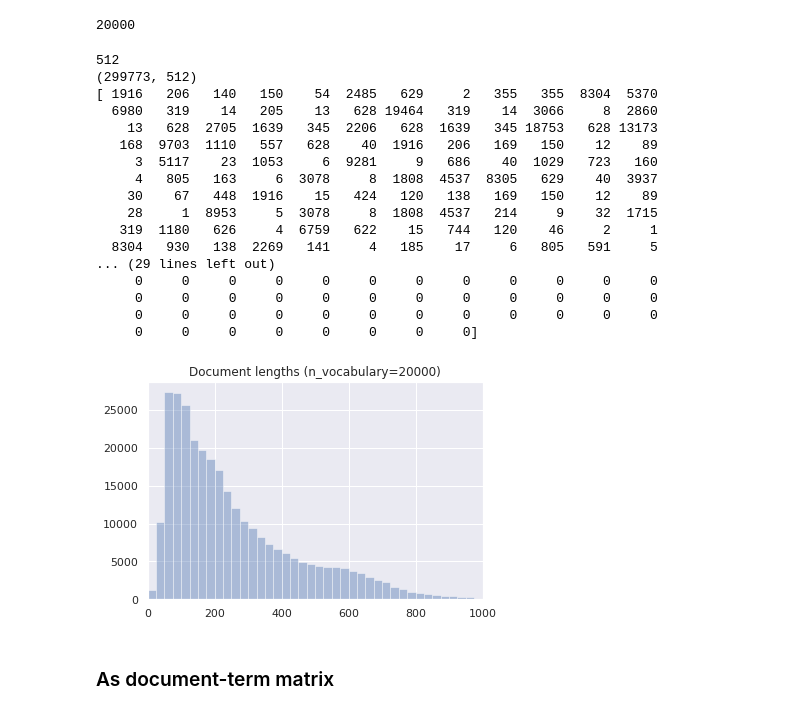
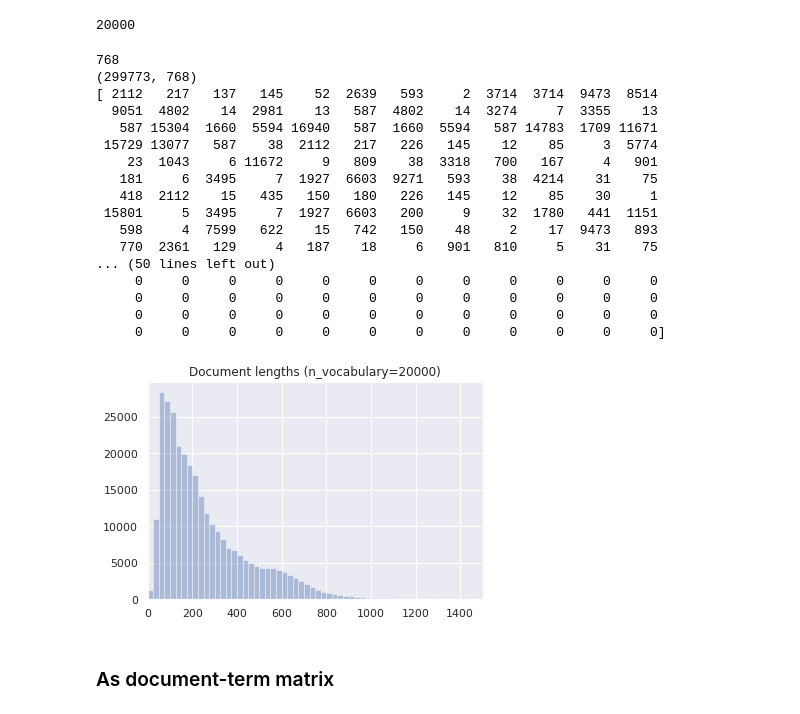
Before and after one commit to DL-2020-Shakespeare/DL-2020-Shakespeare, a Jupyter notebook: text_project.ipynb, the cells around one changed output. Drawn from its saved outputs; the diff is of its cells as text; code cells hidden in the pictures.

```diff
--- a/text_project.ipynb
+++ b/text_project.ipynb
@@ -94,7 +94,7 @@ n_vocabulary = 20000
 # %% [markdown]
 ### As token index sequences
 # %%
-tokenizer = Tokenizer(num_words=n_vocabulary, filters="")
+tokenizer = Tokenizer(num_words=n_vocabulary, filters="", lower=False)
 tokenizer.fit_on_texts(docs)
 word_idx = tokenizer.word_index
 
@@ -105,7 +105,7 @@ print(n_vocabulary)
 # %% [output]
 20000
 # %%
-n_sequence = 512
+n_sequence = 768
 
 sequences = tokenizer.texts_to_sequences(docs)
 sequence_lengths = [len(s) for s in sequences]
@@ -119,30 +119,31 @@ sequences = pad_sequences(sequences,
 print(n_sequence)
 print(sequences.shape)
 print(sequences[2])
-
-sns.distplot(sequence_lengths, bins=np.arange(0, 1000, 25), kde=False)
-plt.title(f"Document lengths (n_vocabulary={n_vocabulary})")
-plt.xlim(0, 1000)
-plt.show()
 # %% [output]
-512
-(299773, 512)
-[ 1916   206   140   150    54  2485   629     2   355   355  8304  5370
-  6980   319    14   205    13   628 19464   319    14  3066     8  2860
-    13   628  2705  1639   345  2206   628  1639   345 18753   628 13173
-   168  9703  1110   557   628    40  1916   206   169   150    12    89
-     3  5117    23  1053     6  9281     9   686    40  1029   723   160
-     4   805   163     6  3078     8  1808  4537  8305   629    40  3937
-    30    67   448  1916    15   424   120   138   169   150    12    89
-    28     1  8953     5  3078     8  1808  4537   214     9    32  1715
-   319  1180   626     4  6759   622    15   744   120    46     2     1
-  8304   930   138  2269   141     4   185    17     6   805   591     5
-... (29 lines left out)
+768
+(299773, 768)
+[ 2112   217   137   145    52  2639   593     2  3714  3714  9473  8514
+  9051  4802    14  2981    13   587  4802    14  3274     7  3355    13
+   587 15304  1660  5594 16940   587  1660  5594   587 14783  1709 11671
+ 15729 13077   587    38  2112   217   226   145    12    85     3  5774
+    23  1043     6 11672     9   809    38  3318   700   167     4   901
+   181     6  3495     7  1927  6603  9271   593    38  4214    31    75
+   418  2112    15   435   150   180   226   145    12    85    30     1
+ 15801     5  3495     7  1927  6603   200     9    32  1780   441  1151
+   598     4  7599   622    15   742   150    48     2    17  9473   893
+   770  2361   129     4   187    18     6   901   810     5    31    75
+... (50 lines left out)
      0     0     0     0     0     0     0     0     0     0     0     0
      0     0     0     0     0     0     0     0     0     0     0     0
      0     0     0     0     0     0     0     0     0     0     0     0
-     0     0     0     0     0     0     0     0]
+     0     0     0     0     0     0     0     0     0     0     0     0]
-[figure, removed]
+# %%
+sns.distplot(sequence_lengths, bins=np.arange(0, 1525, 25), kde=False)
+plt.title(f"Document lengths (n_vocabulary={n_vocabulary})")
+plt.xlim(0, 1500)
+plt.show()
+# %% [output]
+[figure, added]
 # %% [markdown]
 ### As document-term matrix
 # %%
```
Also changed, not shown: parts of 3 cells of this notebook.
